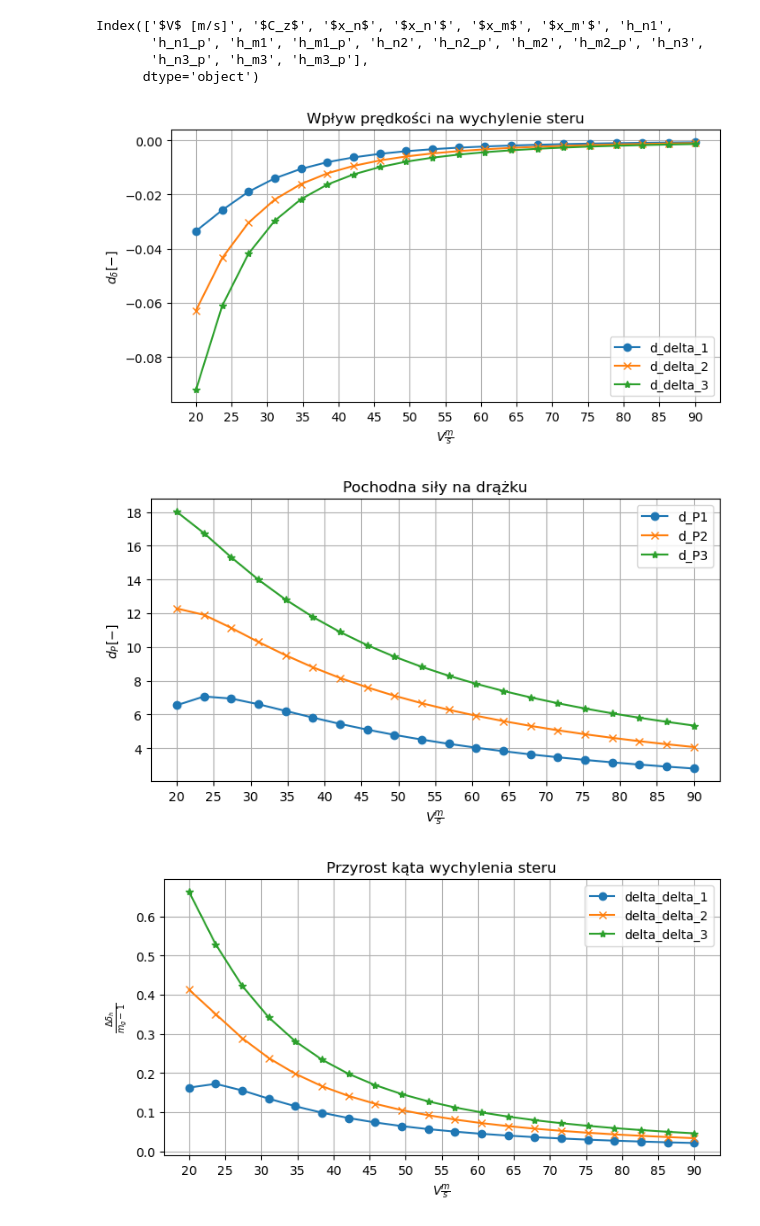
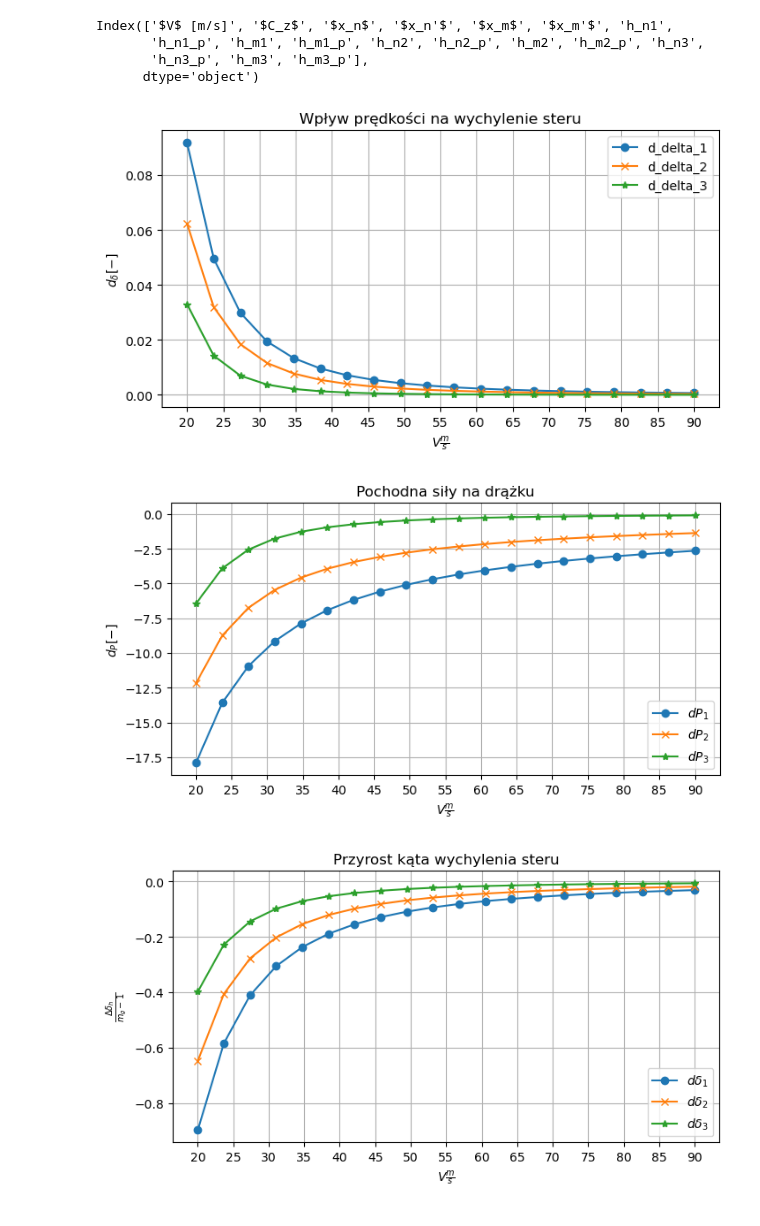
Before and after one commit to mahromir/FLIGHT_MECHANICS, a Jupyter notebook: proj10/src/ml_proj10.ipynb, the cells around one changed output. Cells and saved outputs as stored; diff of their text form; code cells hidden in the pictures.

```diff
--- a/proj10/src/ml_proj10.ipynb
+++ b/proj10/src/ml_proj10.ipynb
@@ -28,6 +30,8 @@ def get_prop(variable:str)->float:
 ### importowanie wartości
 # %%
 from  math import pi
+import numpy as np
+
 kghn = get_prop("kghn")
 kghn_prim = get_prop("kghn'")
 kghm = get_prop("kghm")
@@ -38,7 +42,7 @@ kappa_h = get_prop("kappa'_h")
 
 lamda = get_prop("Lambda")
 a = get_prop("a")
-alpha_0 = get_prop("alpha_0")
+alpha_0 = np.deg2rad(get_prop("alpha_0"))
 
 a1 = get_prop("a1")
 a2 = get_prop("a2")
@@ -54,6 +58,8 @@ xsaj = get_prop("xsaj")
 
 xsa = get_prop("bar_xsa")
 
+
+
 def get_cz(V:float)->float:
 
     mass=get_prop("mtow") - 50
@@ -270,29 +276,29 @@ ax.grid()
 
 plt.savefig("../latex_raport/imgs/d_delta_v.png", dpi = 200)
 # %% [output]
-[figure, old version]
+[figure, new version]
 # %%
 fig, ax = plt.subplots(figsize=(8, 4))
 
 tabelka_1["d_P1"] = d_pdh_dv(tabelka_1['$V$ [m/s]'], tabelka_1['h_n1'])
 tabelka_1["d_P2"] = d_pdh_dv(tabelka_1['$V$ [m/s]'], tabelka_1['h_n2'])
 tabelka_1["d_P3"] = d_pdh_dv(tabelka_1['$V$ [m/s]'], tabelka_1['h_n3'])
 
-ax.plot(tabelka_1['$V$ [m/s]'], tabelka_1["d_P1"], label="d_P1", marker="o")
-ax.plot(tabelka_1['$V$ [m/s]'], tabelka_1["d_P2"], label="d_P2", marker="x")
-ax.plot(tabelka_1['$V$ [m/s]'], tabelka_1["d_P3"], label="d_P3", marker="*")
+ax.plot(tabelka_1['$V$ [m/s]'], tabelka_1["d_P1"], label="$dP_1$", marker="o")
+ax.plot(tabelka_1['$V$ [m/s]'], tabelka_1["d_P2"], label="$dP_2$", marker="x")
+ax.plot(tabelka_1['$V$ [m/s]'], tabelka_1["d_P3"], label="$dP_3$", marker="*")
 
 ax.set_xlabel("$V \\frac{m}{s}$")
 ax.set_ylabel("$d_P [-]$")
 ax.set_title("Pochodna siły na drążku")
 ax.xaxis.set_major_locator(MultipleLocator(5))
 
 ax.legend()
 ax.grid()
 
 plt.savefig("../latex_raport/imgs/d_P_v.png", dpi = 200)
 # %% [output]
-[figure, old version]
+[figure, new version]
 # %%
 def delta_delta(v, h_m):
     return -2*m*g*ca /(rho*sh*xsah*a2*v**2) * h_m
@@ -306,9 +312,9 @@ tabelka_1["delta_delta_3"] = delta_delta(tabelka_1['$V$ [m/s]'], tabelka_1['h_m3
 
 fig, ax = plt.subplots(figsize=(8, 4))
 
-ax.plot(tabelka_1['$V$ [m/s]'], tabelka_1["delta_delta_1"], label="delta_delta_1", marker="o")
-ax.plot(tabelka_1['$V$ [m/s]'], tabelka_1["delta_delta_2"], label="delta_delta_2", marker="x")
-ax.plot(tabelka_1['$V$ [m/s]'], tabelka_1["delta_delta_3"], label="delta_delta_3", marker="*")
+ax.plot(tabelka_1['$V$ [m/s]'], tabelka_1["delta_delta_1"], label="$d \delta_1$", marker="o")
+ax.plot(tabelka_1['$V$ [m/s]'], tabelka_1["delta_delta_2"], label="$d \delta_2$", marker="x")
+ax.plot(tabelka_1['$V$ [m/s]'], tabelka_1["delta_delta_3"], label="$d \delta_3$", marker="*")
 
 ax.set_xlabel("$V \\frac{m}{s}$")
 ax.set_ylabel("$\\frac{\Delta \delta_h}{m_g-1}$")
@@ -320,7 +326,7 @@ ax.grid()
 
 plt.savefig("../latex_raport/imgs/delta_delta_v.png", dpi = 200)
 # %% [output]
-[figure, old version]
+[figure, new version]
 # %%
 tabelka_1["delta_p_1"] = delta_p(tabelka_1['$V$ [m/s]'], tabelka_1['h_m1_p'])
 tabelka_1["delta_p_2"] = delta_p(tabelka_1['$V$ [m/s]'], tabelka_1['h_m2_p'])
```
Also changed, not shown: parts of 6 cells of this notebook, 3 other files.
